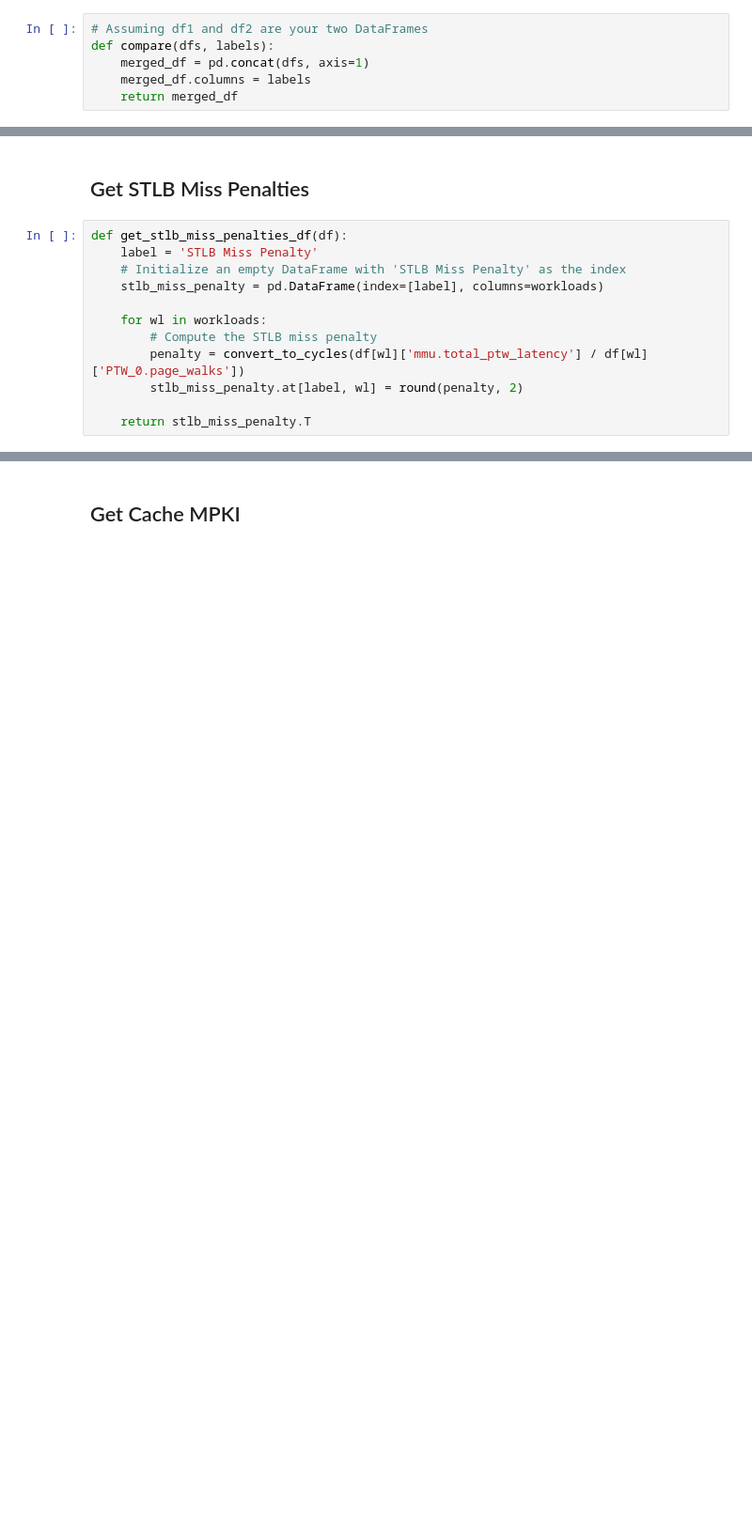
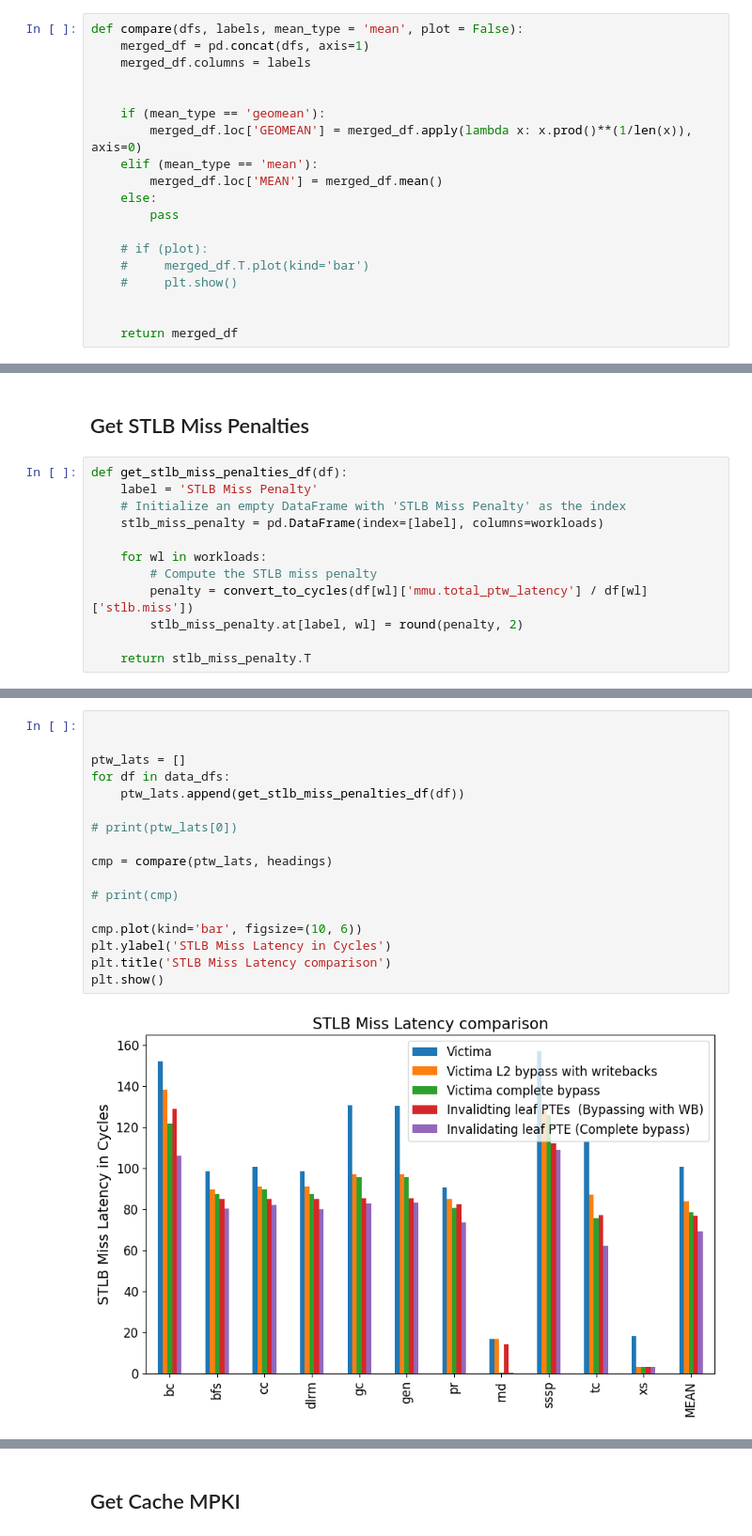
Before and after one commit to abhishekjagushte/iitb-sem2-rnd, a Jupyter notebook: analyze_data.ipynb, the cells around one changed output, grey strips where cells are left out. Shown at 94% size. Saved outputs shown, nothing was run; the diff lists cells and outputs as text; blank space fills up the shorter version.

```diff
--- a/analyze_data.ipynb
+++ b/analyze_data.ipynb
@@ -59,12 +90,25 @@ for path in paths:
 # %%
 def convert_to_cycles(femtosecs):
     return femtosecs / 384615
-# %%
-# Assuming df1 and df2 are your two DataFrames
-def compare(dfs, labels):
-    merged_df = pd.concat(dfs, axis=1)
-    merged_df.columns = labels
-    return merged_df
+# %%
+def compare(dfs, labels, mean_type = 'mean', plot = False):
+    merged_df = pd.concat(dfs, axis=1)
+    merged_df.columns = labels
+
+
+    if (mean_type == 'geomean'):
+        merged_df.loc['GEOMEAN'] = merged_df.apply(lambda x: x.prod()**(1/len(x)), axis=0)
+    elif (mean_type == 'mean'):
+        merged_df.loc['MEAN'] = merged_df.mean()
+    else:
+        pass
+
+    # if (plot):
+    #     merged_df.T.plot(kind='bar')
+    #     plt.show()
+
+
+    return merged_df
 # %%
 # generic get attribute function
 def get_attr(df, attr, label):
@@ -91,7 +133,7 @@ def get_stlb_miss_penalties_df(df):
 
     for wl in workloads:
         # Compute the STLB miss penalty
-        penalty = convert_to_cycles(df[wl]['mmu.total_ptw_latency'] / df[wl]['PTW_0.page_walks'])
+        penalty = convert_to_cycles(df[wl]['mmu.total_ptw_latency'] / df[wl]['stlb.miss'])
         stlb_miss_penalty.at[label, wl] = round(penalty, 2)
 
     return stlb_miss_penalty.T
@@ -112,0 +140,19 @@ xs               48.89
+# %%
+
+
+ptw_lats = []
+for df in data_dfs:
+    ptw_lats.append(get_stlb_miss_penalties_df(df))
+
+# print(ptw_lats[0])
+
+cmp = compare(ptw_lats, headings)
+
+# print(cmp)
+
+cmp.plot(kind='bar', figsize=(10, 6))
+plt.ylabel('STLB Miss Latency in Cycles')
+plt.title('STLB Miss Latency comparison')
+plt.show()
+# %% [output]
+[figure, added]
```
Also changed, not shown: parts of 39 cells of this notebook, 2 other files.
